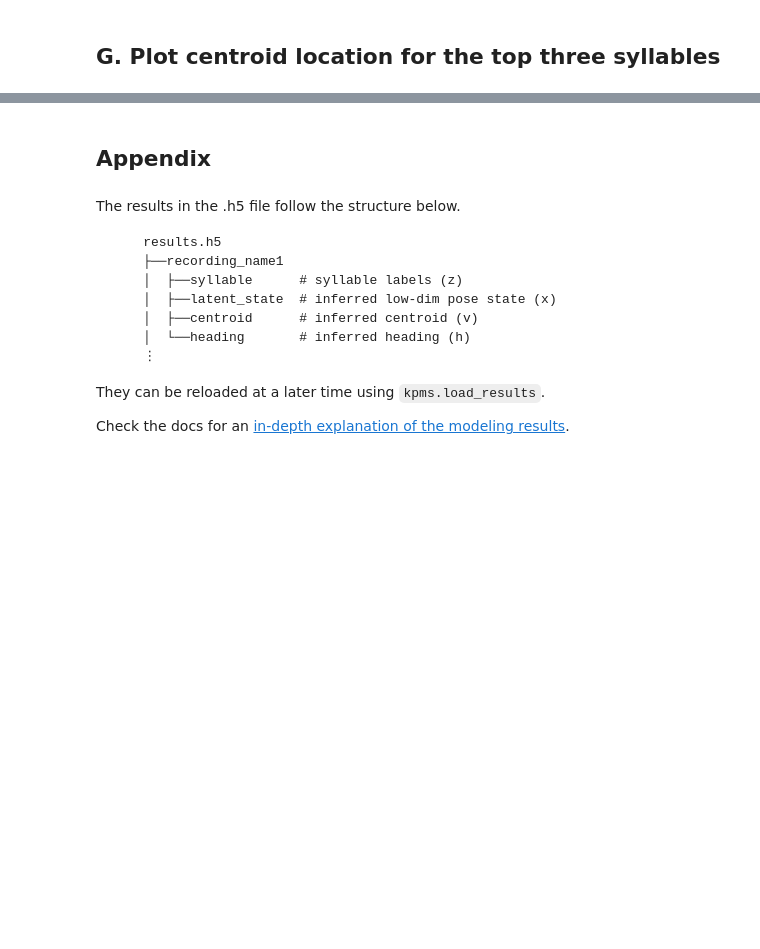
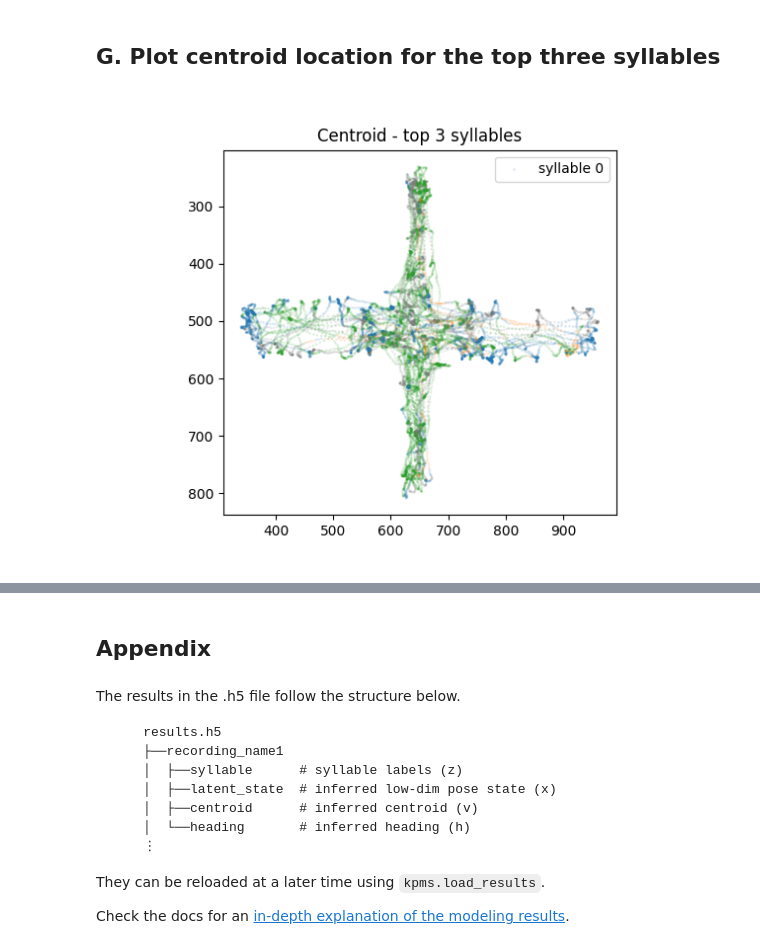
Before and after one commit to neuroinformatics-unit/course-behavioural-analysis, a Jupyter notebook: notebooks/EPM_syllables.ipynb, the cells around one changed output, grey strips where cells are left out. Cells and saved outputs as stored; diff of their text form; code cells hidden in the pictures; blank space fills up the shorter version.

```diff
--- a/notebooks/EPM_syllables.ipynb
+++ b/notebooks/EPM_syllables.ipynb
@@ -82,4 +84,4 @@ Load the trained model and config
 model, data, metadata, current_iter = kpms.load_checkpoint(project_dir, model_name)
 
 # load config
-config = lambda: kpms.load_config(project_dir)  # noqa: E731
+config = kpms.load_config(project_dir)  # noqa: E731
@@ -258,19 +384,24 @@ for selected_syl in list_syllables_to_plot:
 # %%
 fig, ax = plt.subplots(1,1)
 top_k_syllables = 3
 
-centroid_array = results['video-2.predictions.analysis']['centroid']
-syllable_array = results['video-2.predictions.analysis']['syllable']
+centroid_array = results[filename_no_ext]['centroid']
+syllable_array = results[filename_no_ext]['syllable']
 
+# if syllable not in top-k set, plot trajectory in grey
 ax.scatter(
     x=centroid_array[:,0],
     y=centroid_array[:,1],
     s=1,
     c=[
-        list_colors[int(syl_id)%len(list_colors)]
-        if syl_id in list(range(top_k_syllables)) else (0.5, 0.5, 0.5)
+        list_colors[int(syl_id)%len(list_colors)] + (0.1,)
+        if syl_id in list(range(top_k_syllables)) else (0.5, 0.5, 0.5, 0.1)
         for syl_id in syllable_array
     ],
 )
-# ax.legend([f'syllable {syl}' for syl in list(range(top_k_syllables))])
-ax.set_title(f'{list(results.keys())[0]} - top {top_k_syllables} syllables')
+ax.legend([f'syllable {syl}' for syl in list(range(top_k_syllables))])
+ax.set_title(f'Centroid - top {top_k_syllables} syllables')
+ax.invert_yaxis()
+ax.set_aspect('equal')
+# %% [output]
+[figure, added]
```
Also changed, not shown: parts of 20 cells of this notebook.
